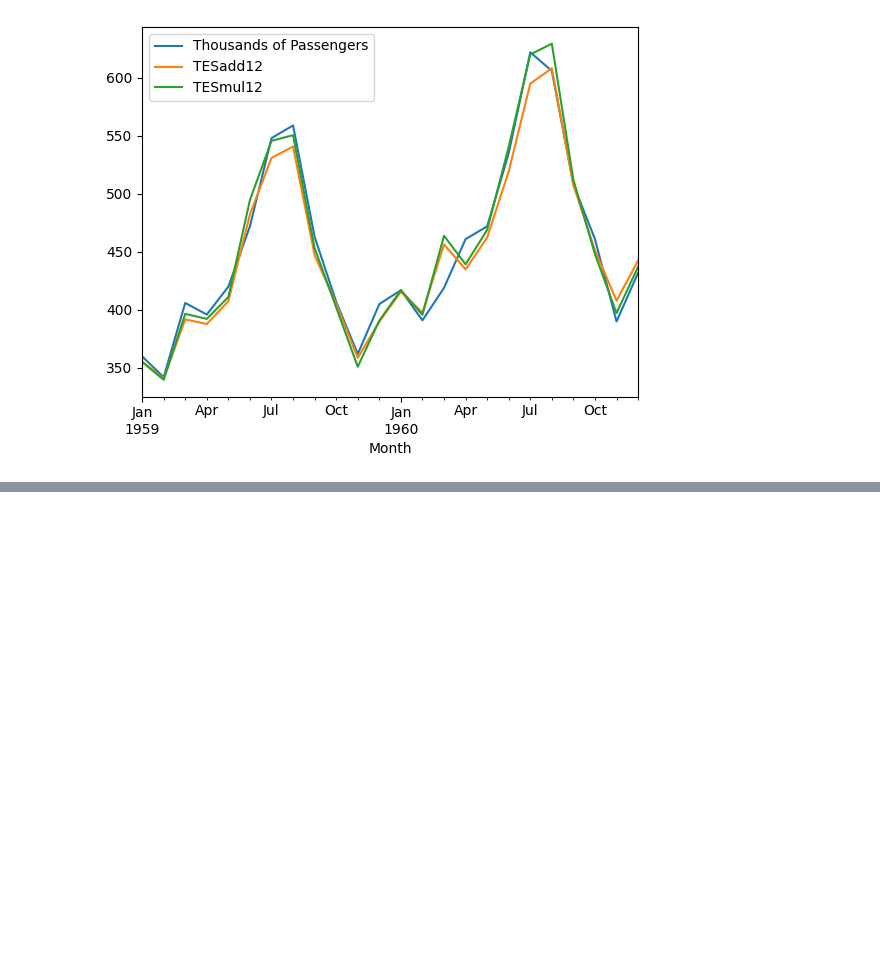
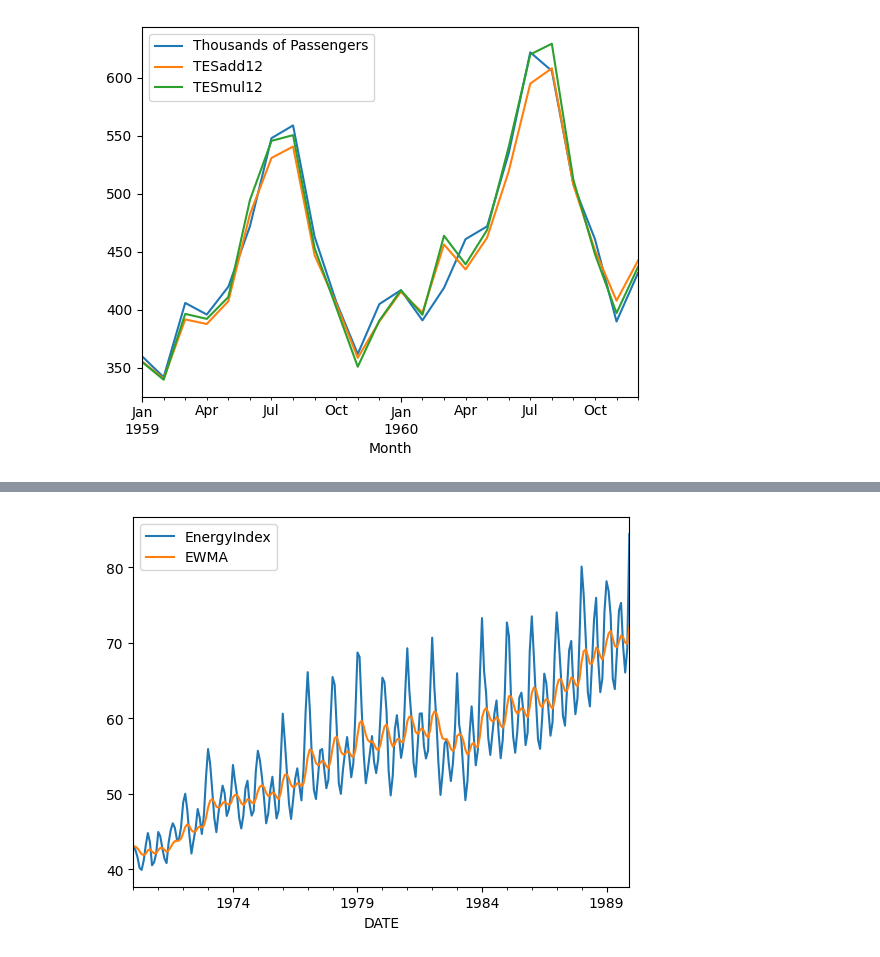
Before and after one commit to selimunal/timeseries, a Jupyter notebook: statmodels.ipynb, the cells around one changed output, grey strips where cells are left out. Saved outputs shown, nothing was run; the diff lists cells and outputs as text; code cells hidden in the pictures; blank space fills up the shorter version.

```diff
--- a/statmodels.ipynb
+++ b/statmodels.ipynb
@@ -379,0 +444,4 @@ df[['Thousands of Passengers','TESadd12', 'TESmul12']].iloc[-24:].plot()
+# %%
+df[['EnergyIndex', 'EWMA']].plot();
+# %% [output]
+[figure, added]
```
Also changed, not shown: parts of 20 cells of this notebook.
